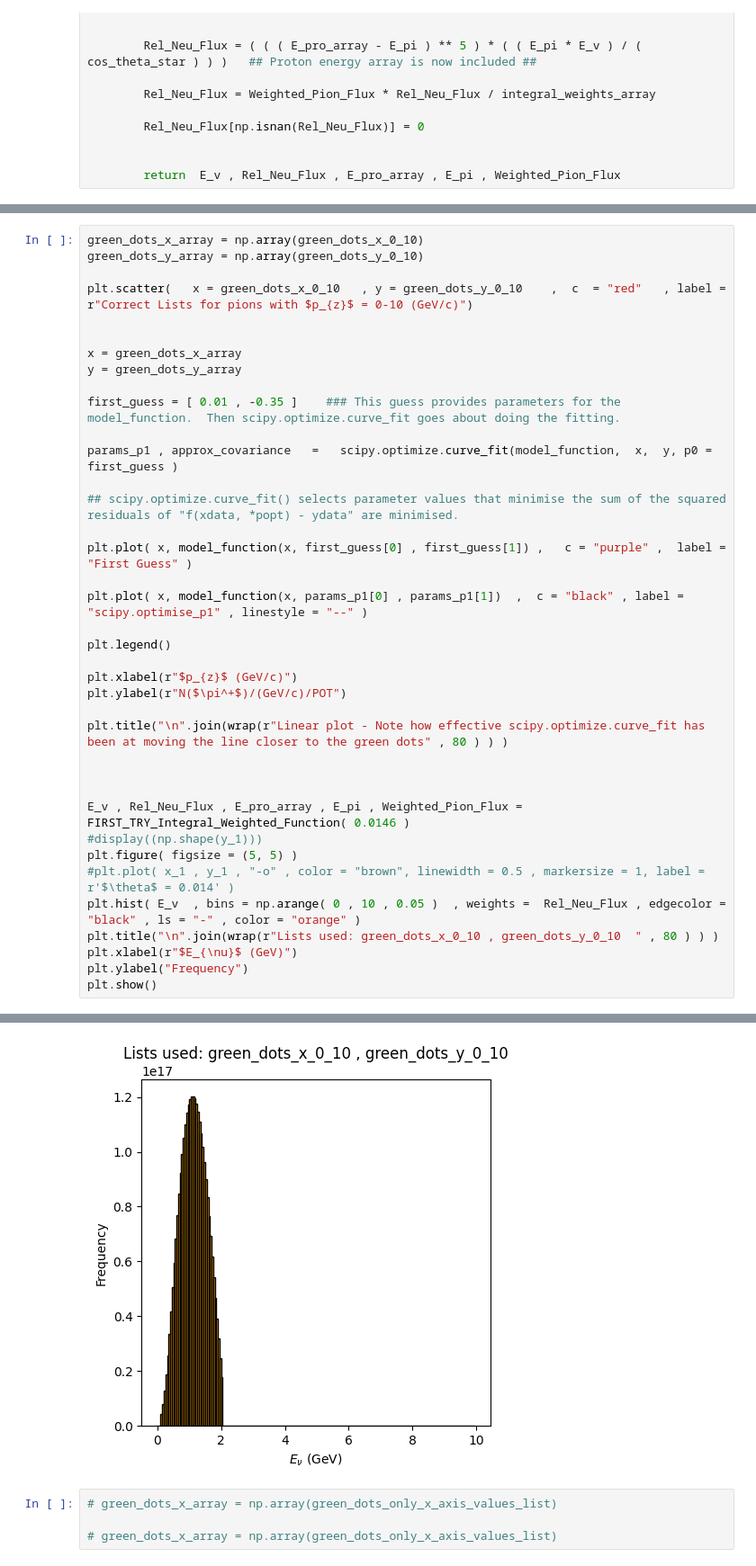
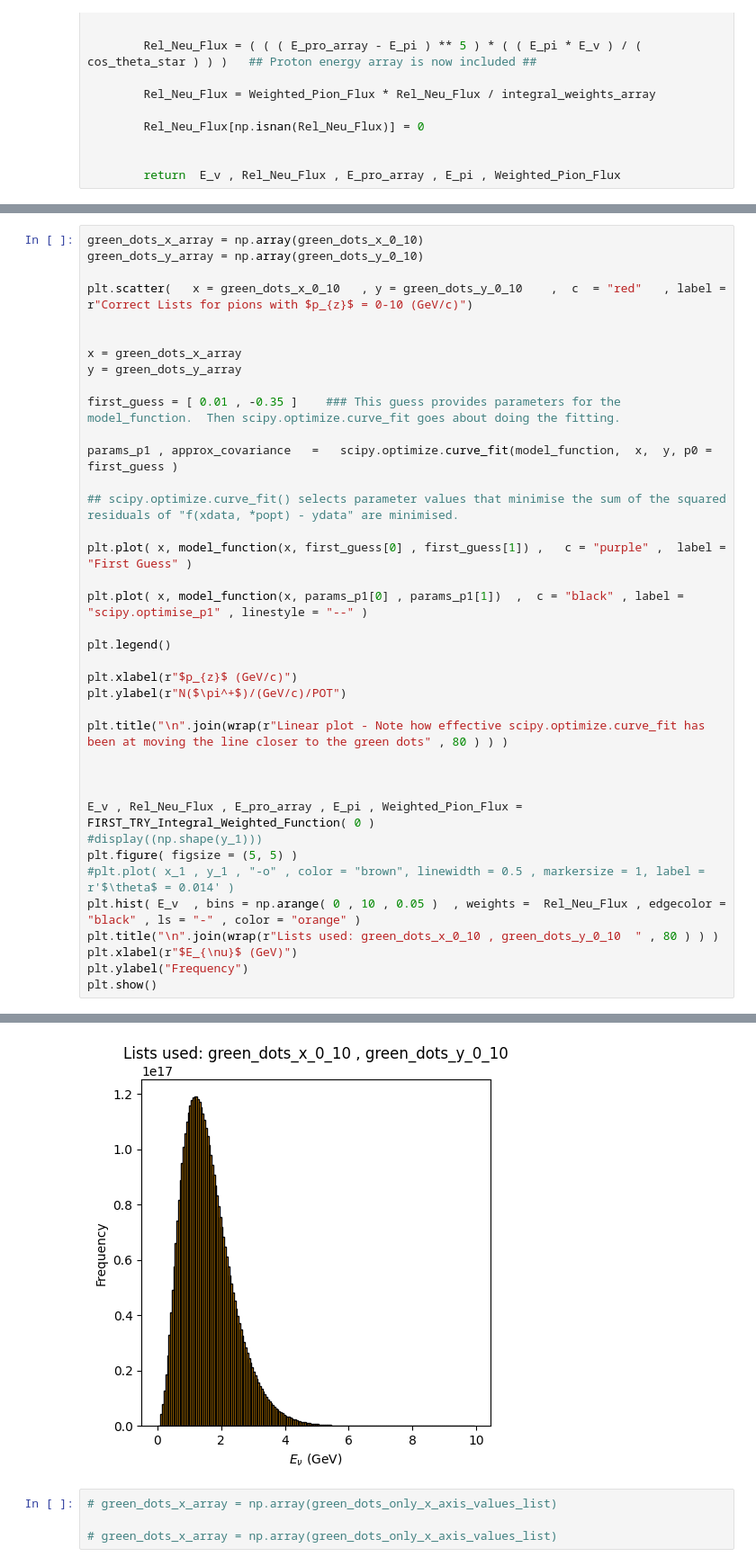
Before and after one commit to MrD0balina/Fourth-Year-Project---Neutrino-Oscillations, a Jupyter notebook: First_Notebook_SEM2_Consolidating_SEM_1_progress.ipynb, the cells around one changed output, grey strips where cells are left out. Shown at 90% size. Drawn from its saved outputs; the diff is of its cells as text.

```diff
--- a/First_Notebook_SEM2_Consolidating_SEM_1_progress.ipynb
+++ b/First_Notebook_SEM2_Consolidating_SEM_1_progress.ipynb
@@ -1139,35 +1183,35 @@ y = green_dots_y_array
 
 first_guess = [ 0.01 , -0.35 ]    ### This guess provides parameters for the model_function.  Then scipy.optimize.curve_fit goes about doing the fitting.
 
 params_p1 , approx_covariance   =   scipy.optimize.curve_fit(model_function,  x,  y, p0 = first_guess )
 
 ## scipy.optimize.curve_fit() selects parameter values that minimise the sum of the squared residuals of "f(xdata, *popt) - ydata" are minimised.
 
 plt.plot( x, model_function(x, first_guess[0] , first_guess[1]) ,   c = "purple" ,  label =  "First Guess" )
 
 plt.plot( x, model_function(x, params_p1[0] , params_p1[1])  ,  c = "black" , label =  "scipy.optimise_p1" , linestyle = "--" )
 
 plt.legend()
 
 plt.xlabel(r"$p_{z}$ (GeV/c)")
 plt.ylabel(r"N($\pi^+$)/(GeV/c)/POT")
 
 plt.title("\n".join(wrap(r"Linear plot - Note how effective scipy.optimize.curve_fit has been at moving the line closer to the green dots" , 80 ) ) )
 
 
 
-E_v , Rel_Neu_Flux , E_pro_array , E_pi , Weighted_Pion_Flux = FIRST_TRY_Integral_Weighted_Function( 0.0146 )
+E_v , Rel_Neu_Flux , E_pro_array , E_pi , Weighted_Pion_Flux = FIRST_TRY_Integral_Weighted_Function( 0 )
 #display((np.shape(y_1)))
 plt.figure( figsize = (5, 5) )
 #plt.plot( x_1 , y_1 , "-o" , color = "brown", linewidth = 0.5 , markersize = 1, label = r'$\theta$ = 0.014' )
 plt.hist( E_v  , bins = np.arange( 0 , 10 , 0.05 )  , weights =  Rel_Neu_Flux , edgecolor = "black" , ls = "-" , color = "orange" )
 plt.title("\n".join(wrap(r"Lists used: green_dots_x_0_10 , green_dots_y_0_10  " , 80 ) ) )
 plt.xlabel(r"$E_{\nu}$ (GeV)")
 plt.ylabel("Frequency")
 plt.show()
 # %% [output]
 [figure]
-[figure, old version]
+[figure, new version]
 # %%
 # green_dots_x_array = np.array(green_dots_only_x_axis_values_list)
 
```
Also changed, not shown: parts of 23 cells of this notebook.
